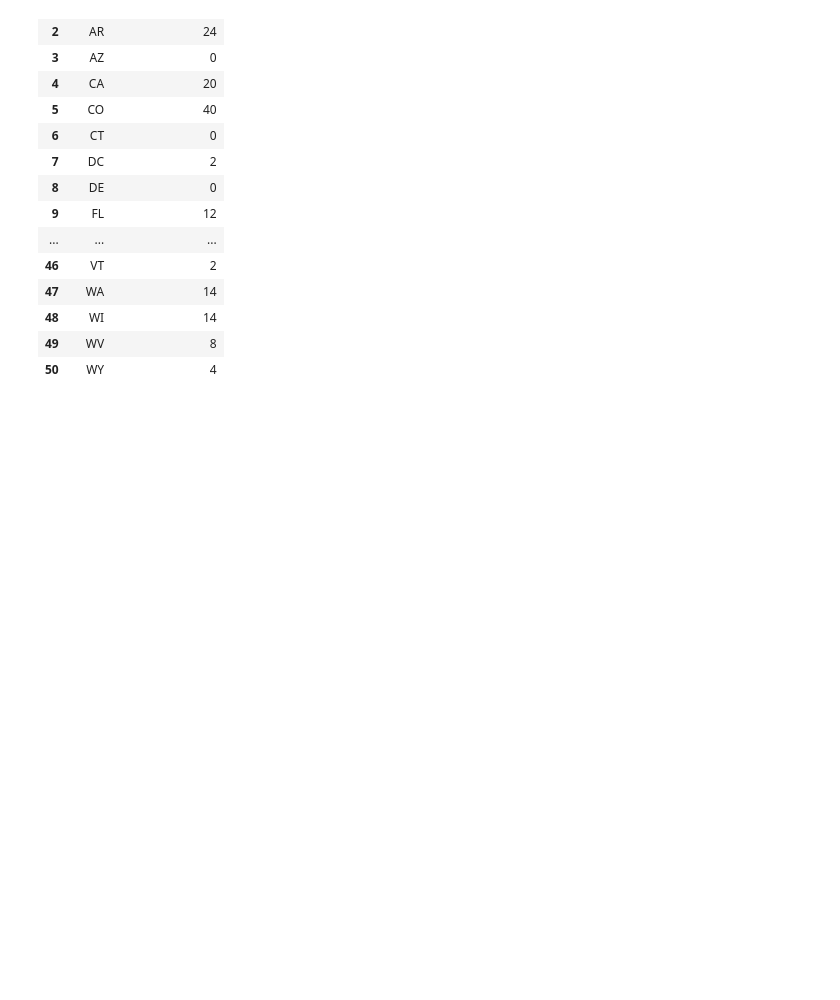
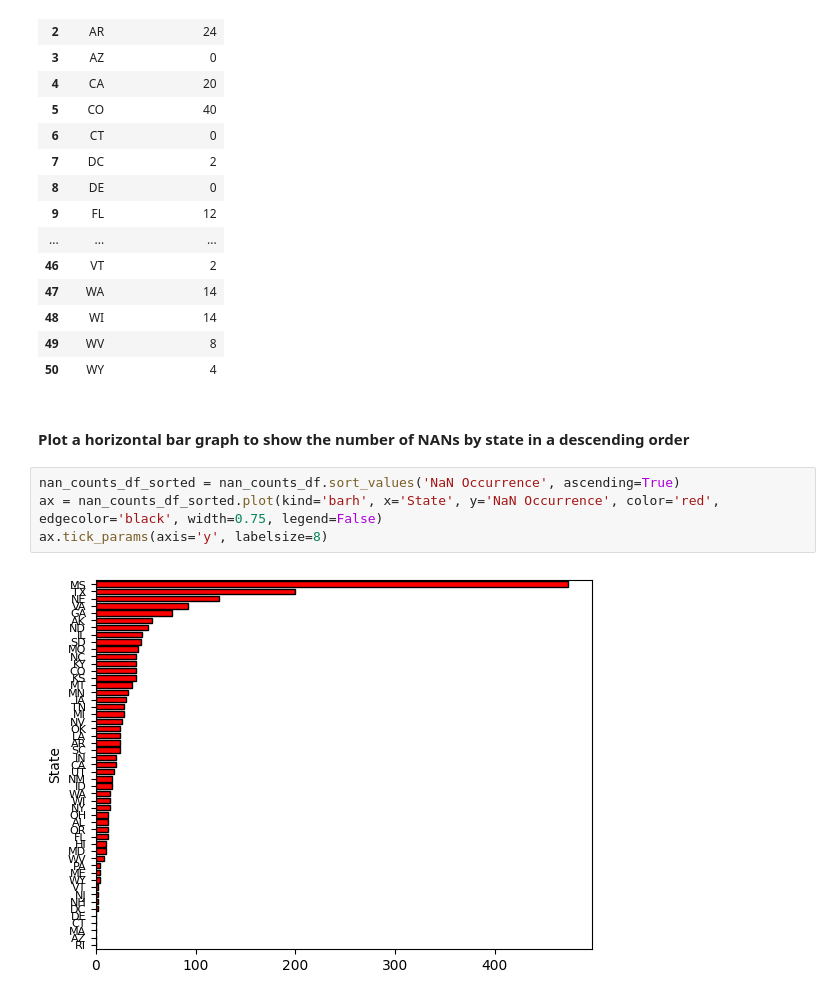
Before and after one commit to omecity/food-environment-atlas, a Jupyter notebook: FoodEnvironmentAtlas.ipynb, the cells around one changed output. Drawn from its saved outputs; the diff is of its cells as text; blank space fills up the shorter version.

Commit message:
Added a horizontal bar graph plot showing the number of NANs

```diff
--- a/FoodEnvironmentAtlas.ipynb
+++ b/FoodEnvironmentAtlas.ipynb
@@ -189,3 +190,11 @@ nan_counts_df
 | 48 | WI | 14 |
 | 49 | WV | 8 |
 | 50 | WY | 4 |
+# %% [markdown]
+#### Plot a horizontal bar graph to show the number of NANs by state in a descending order
+# %%
+nan_counts_df_sorted = nan_counts_df.sort_values('NaN Occurrence', ascending=True)
+ax = nan_counts_df_sorted.plot(kind='barh', x='State', y='NaN Occurrence', color='red', edgecolor='black', width=0.75, legend=False)
+ax.tick_params(axis='y', labelsize=8)
+# %% [output]
+[figure, added]
```
Also changed, not shown: parts of 1 cell of this notebook.
